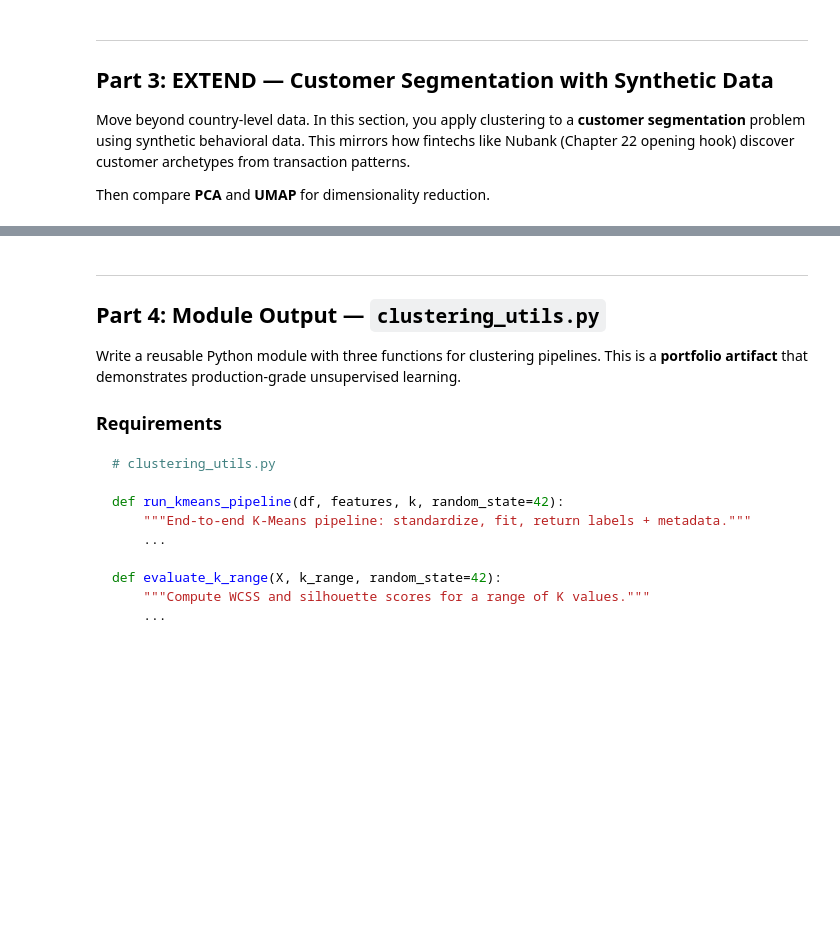
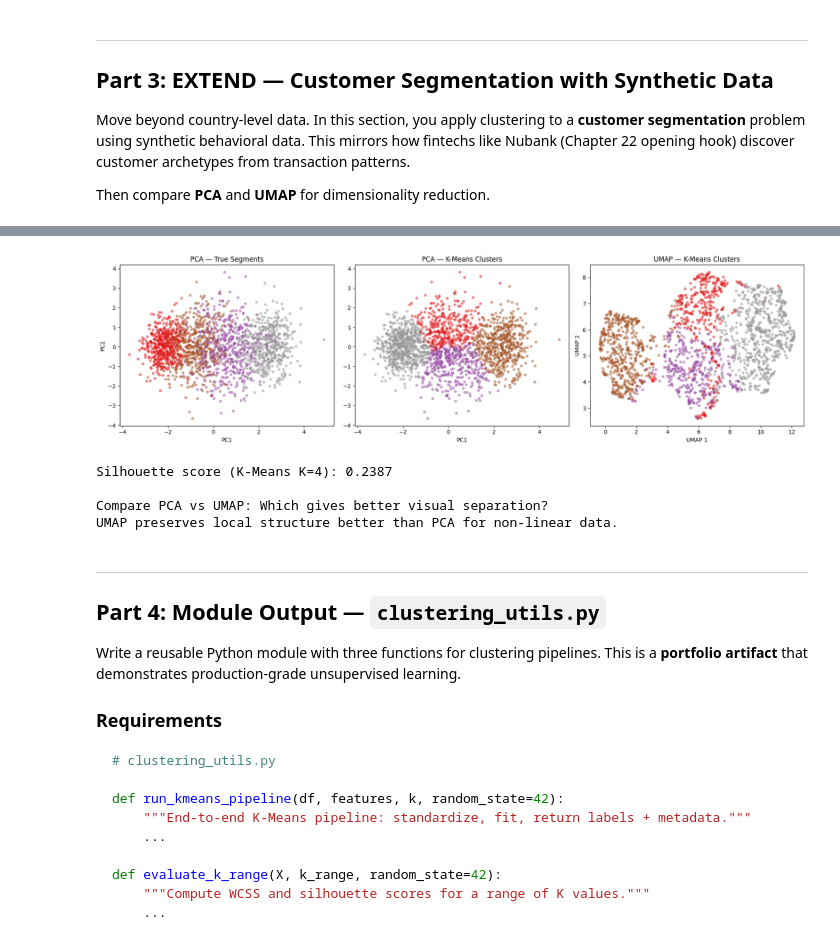
Before and after one commit to zackdihel/ECON-5200-Data-Analytics, a Jupyter notebook: Lab 22/lab-ch22-diagnostic-1.ipynb, the cells around one changed output, grey strips where cells are left out. Saved outputs shown, nothing was run; the diff lists cells and outputs as text; code cells hidden in the pictures; blank space fills up the shorter version.

```diff
--- a/Lab 22/lab-ch22-diagnostic-1.ipynb
+++ b/Lab 22/lab-ch22-diagnostic-1.ipynb
@@ -308,8 +467,8 @@ X_pca_cust = pca_cust.fit_transform(X_cust_scaled)
 # Fill in: n_neighbors controls local vs global structure
 # n_neighbors=15 is a good default; min_dist=0.1 controls cluster tightness
 reducer = umap.UMAP(
-    n_neighbors=___,     # FILL IN: try 15
-    min_dist=___,        # FILL IN: try 0.1
+    n_neighbors=15,     # FILL IN: try 15
+    min_dist=0.1,        # FILL IN: try 0.1
     n_components=2,
     random_state=42
 )
@@ -323,33 +482,39 @@ scatter1 = axes[0].scatter(X_pca_cust[:, 0], X_pca_cust[:, 1],
                            c=cust_df['true_segment'], cmap='Set1',
                            alpha=0.5, s=15)
 axes[0].set_title('PCA — True Segments', fontsize=12)
 axes[0].set_xlabel('PC1')
 axes[0].set_ylabel('PC2')
 
 # Panel 2: PCA with K-MEANS labels
 scatter2 = axes[1].scatter(X_pca_cust[:, 0], X_pca_cust[:, 1],
                            c=cust_df['kmeans_cluster'], cmap='Set1',
                            alpha=0.5, s=15)
 axes[1].set_title('PCA — K-Means Clusters', fontsize=12)
 axes[1].set_xlabel('PC1')
 
 # Panel 3: UMAP with K-MEANS labels
 scatter3 = axes[2].scatter(X_umap_cust[:, 0], X_umap_cust[:, 1],
                            c=cust_df['kmeans_cluster'], cmap='Set1',
                            alpha=0.5, s=15)
 axes[2].set_title('UMAP — K-Means Clusters', fontsize=12)
 axes[2].set_xlabel('UMAP 1')
 axes[2].set_ylabel('UMAP 2')
 
 plt.tight_layout()
 plt.show()
 
 # Silhouette comparison
 sil_kmeans = silhouette_score(X_cust_scaled, cust_df['kmeans_cluster'])
 print(f'Silhouette score (K-Means K=4): {sil_kmeans:.4f}')
 print()
 print('Compare PCA vs UMAP: Which gives better visual separation?')
 print('UMAP preserves local structure better than PCA for non-linear data.')
+# %% [output]
+[figure, added]
+Silhouette score (K-Means K=4): 0.2387
+
+Compare PCA vs UMAP: Which gives better visual separation?
+UMAP preserves local structure better than PCA for non-linear data.
 # %% [markdown]
 ---
 
```
Also changed, not shown: parts of 11 cells of this notebook, 1 other file.
